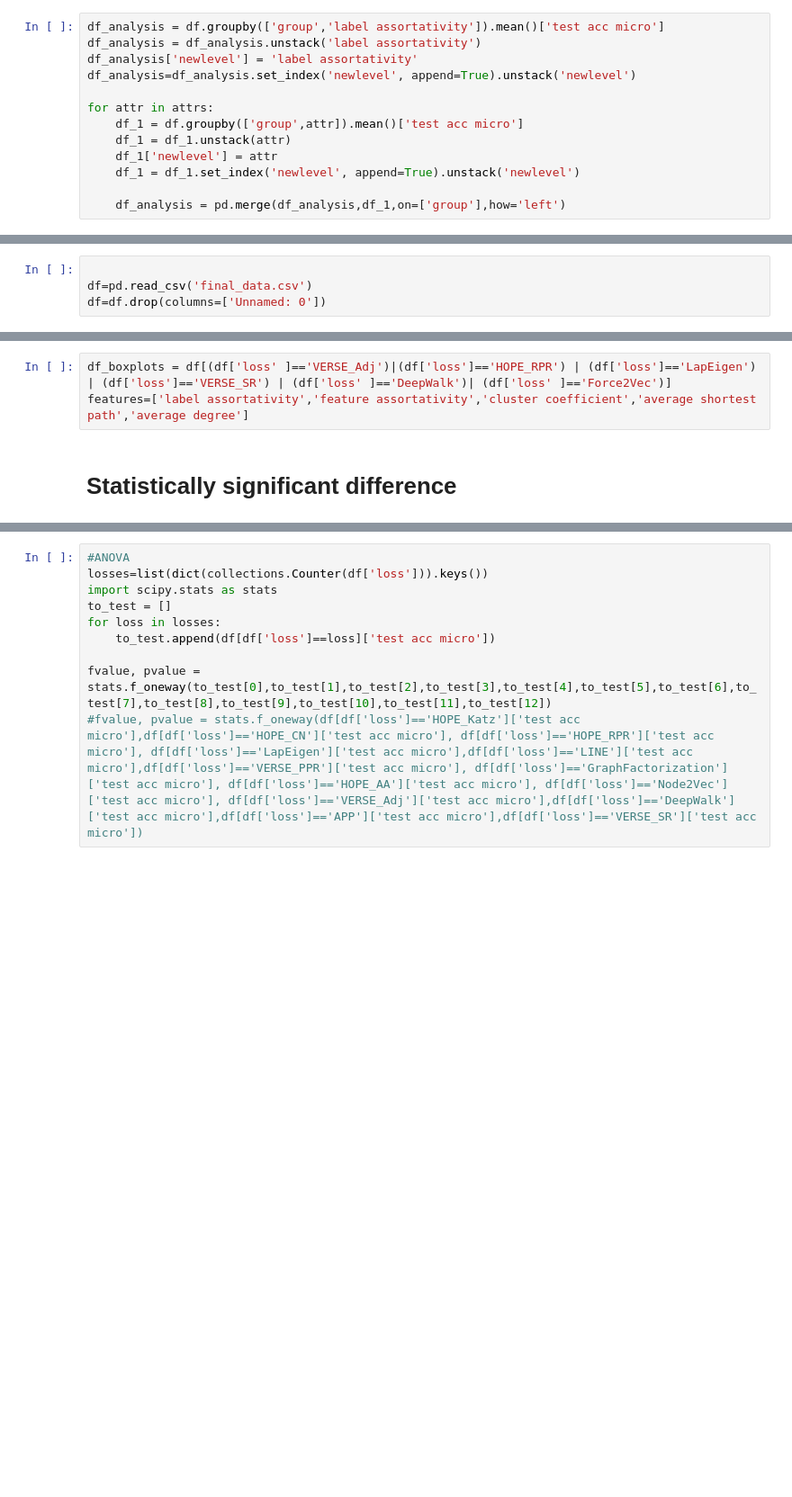
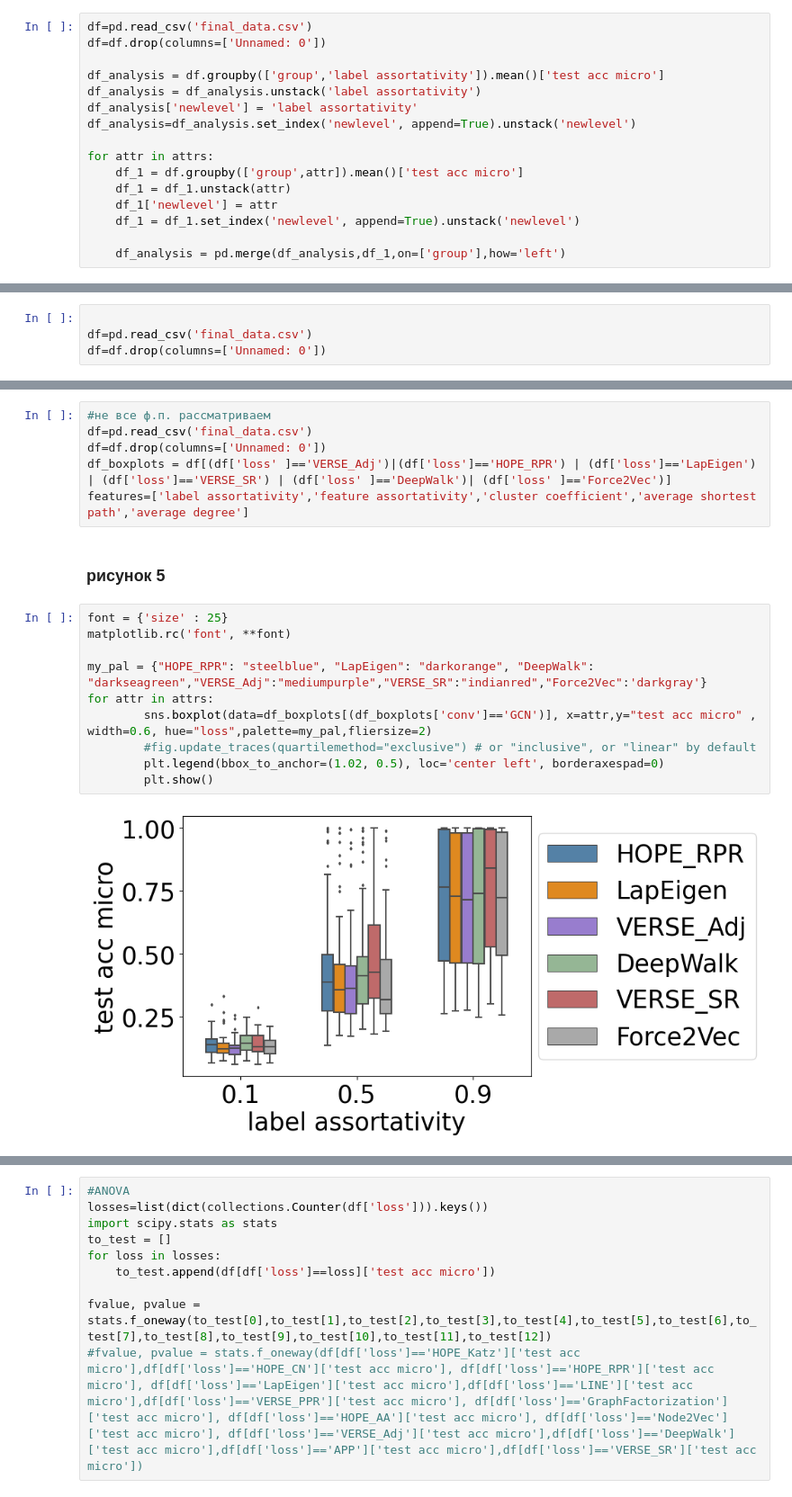
Before and after one commit to danwhale/Benchmarking-Loss-Functions, a Jupyter notebook: Results_Analysis.ipynb, the cells around one changed output, grey strips where cells are left out. Shown at 90% size. Saved outputs shown, nothing was run; the diff lists cells and outputs as text; blank space fills up the shorter version.

```diff
--- a/Results_Analysis.ipynb
+++ b/Results_Analysis.ipynb
@@ -114,4 +110,7 @@ fig2.show()
 # %%
+df=pd.read_csv('final_data.csv')
+df=df.drop(columns=['Unnamed: 0'])
+
 df_analysis = df.groupby(['group','label assortativity']).mean()['test acc micro']
 df_analysis = df_analysis.unstack('label assortativity')
 df_analysis['newlevel'] = 'label assortativity'
@@ -315,5 +473,20 @@ for feat in features:
 # %%
+#не все ф.п. рассматриваем
+df=pd.read_csv('final_data.csv')
+df=df.drop(columns=['Unnamed: 0'])
 df_boxplots = df[(df['loss' ]=='VERSE_Adj')|(df['loss']=='HOPE_RPR') | (df['loss']=='LapEigen') | (df['loss']=='VERSE_SR') | (df['loss' ]=='DeepWalk')| (df['loss' ]=='Force2Vec')]
 features=['label assortativity','feature assortativity','cluster coefficient','average shortest path','average degree']
-# %% [markdown]
-# Statistically significant difference
+# %% [markdown]
+### рисунок 5
+# %%
+font = {'size' : 25}
+matplotlib.rc('font', **font)
+
+my_pal = {"HOPE_RPR": "steelblue", "LapEigen": "darkorange", "DeepWalk": "darkseagreen","VERSE_Adj":"mediumpurple","VERSE_SR":"indianred","Force2Vec":'darkgray'}
+for attr in attrs:
+        sns.boxplot(data=df_boxplots[(df_boxplots['conv']=='GCN')], x=attr,y="test acc micro" , width=0.6, hue="loss",palette=my_pal,fliersize=2)
+        #fig.update_traces(quartilemethod="exclusive") # or "inclusive", or "linear" by default
+        plt.legend(bbox_to_anchor=(1.02, 0.5), loc='center left', borderaxespad=0)
+        plt.show()
+# %% [output]
+[figure, added]
```
Also changed, not shown: parts of 47 cells of this notebook, 1 other file.
